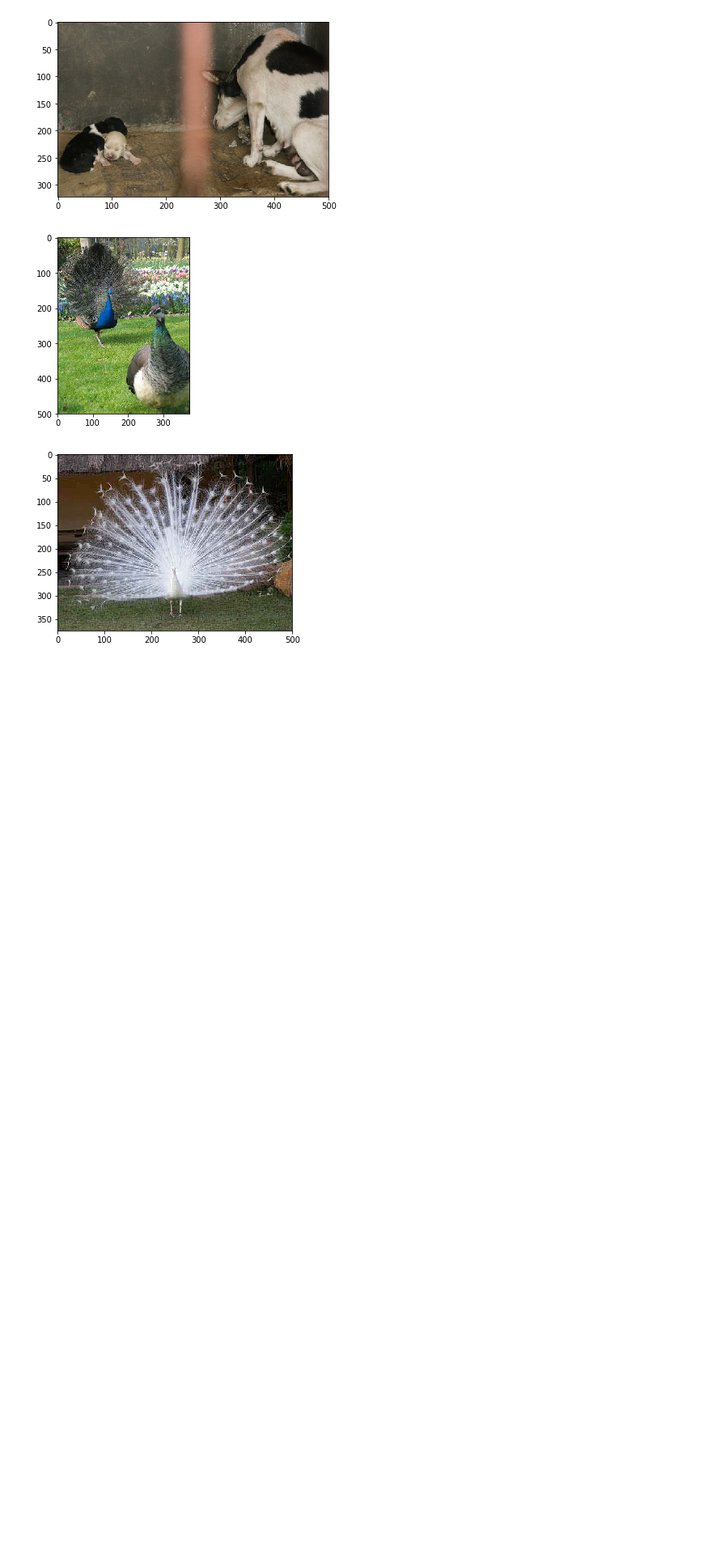
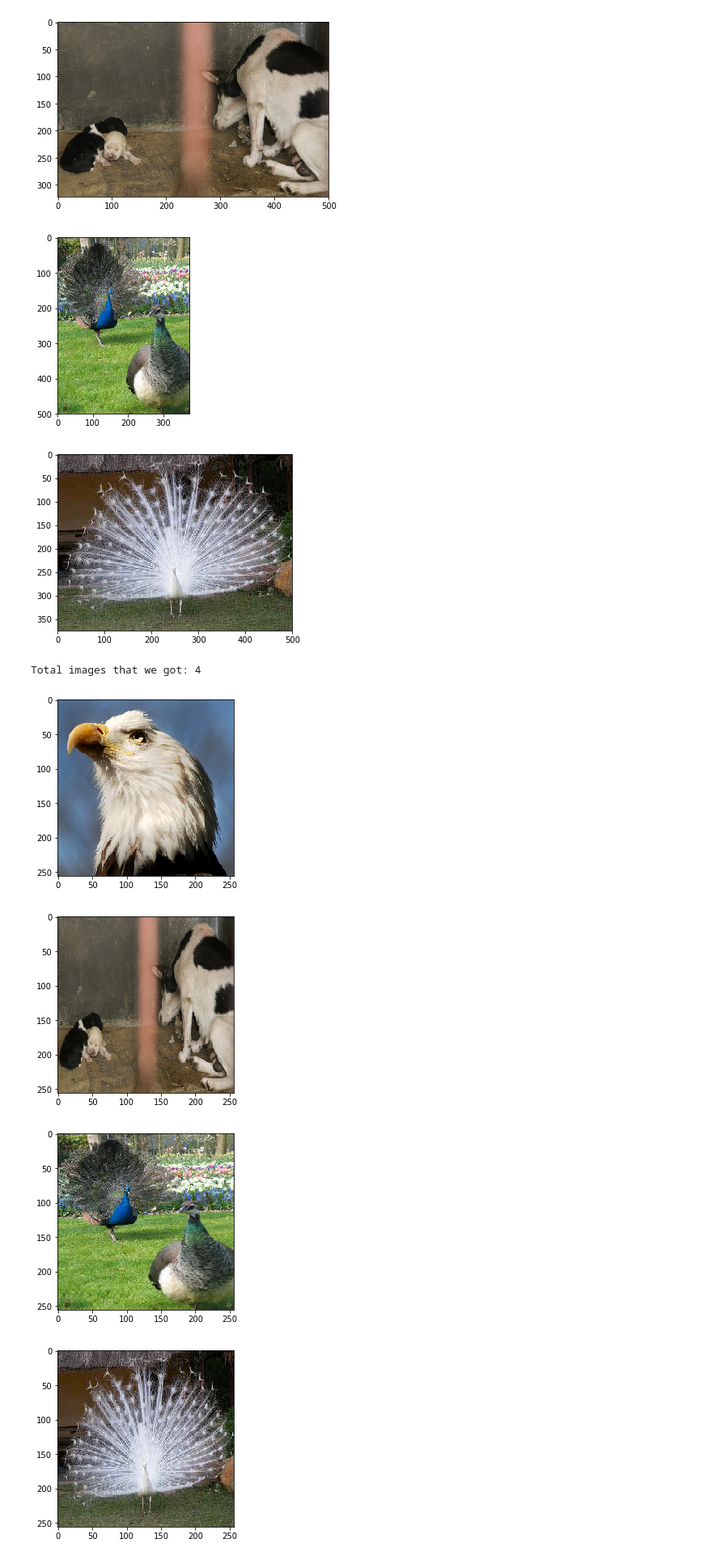
Before and after one commit to andyphy/2nd-ML100Days, a Jupyter notebook: homework/Day_003-2_HW.ipynb, the cells around one changed output. Shown at 81% size. Saved outputs shown, nothing was run; the diff lists cells and outputs as text; code cells hidden in the pictures; blank space fills up the shorter version.

```diff
--- a/homework/Day_003-2_HW.ipynb
+++ b/homework/Day_003-2_HW.ipynb
@@ -100,3 +100,40 @@ Total images that we got: 4
 [figure]
 [figure]
 [figure]
+# %%
+def img2arr_fromURLs_ans(url_list, resize = False):
+    """
+    範例解答
+    Args
+        - url_list: list of URLs
+        - resize: bool, resize to 256*256
+    Return
+        - list of array
+    """
+    img_list = []
+    for url in url_list:
+        response = requests.get(url)
+        try:
+            img = Image.open(BytesIO(response.content))
+            if resize:
+                img = img.resize((256,256)) # 假如 resize, 就先統一到 256 x 256
+            img = np.array(img)
+            img_list.append(img)
+        except:
+            # 只有在 response.status_code 為 200 時，才可以取得圖片，若有 404 或其他 status code, 會碰到 Error, 所以我們用 Try 語法避開取不到的狀況
+            pass
+
+    return img_list
+# %%
+result = img2arr_fromURLs_ans(df[0:5][1].values, resize=True)
+print("Total images that we got: %i " % len(result)) # 如果不等於 5, 代表有些連結失效囉
+
+for im_get in result:
+    plt.imshow(im_get)
+    plt.show()
+# %% [output]
+Total images that we got: 4
+[figure, added]
+[figure, added]
+[figure, added]
+[figure, added]
```
